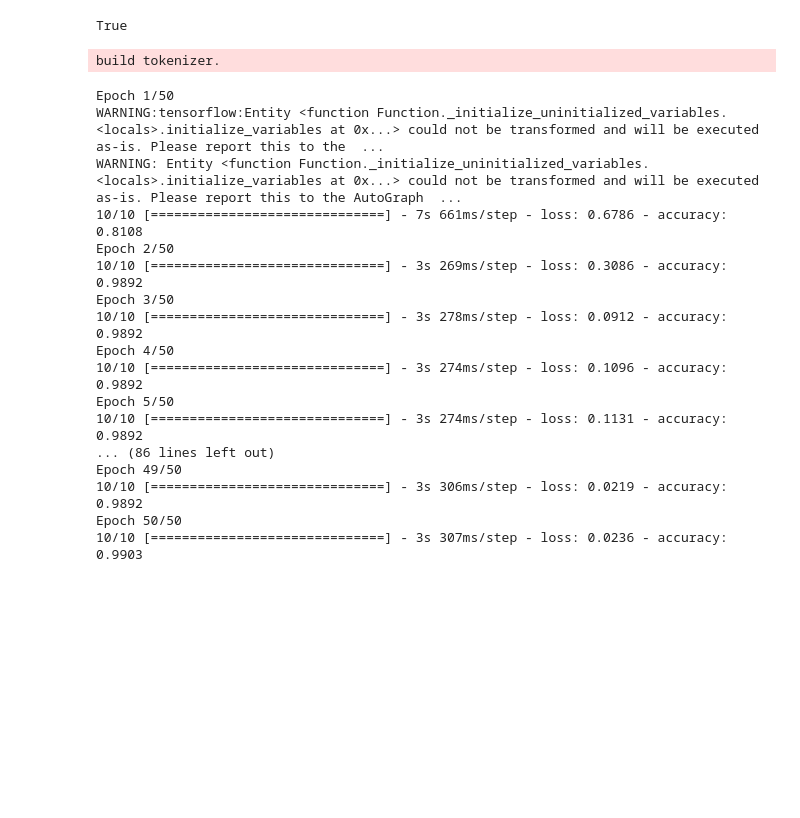
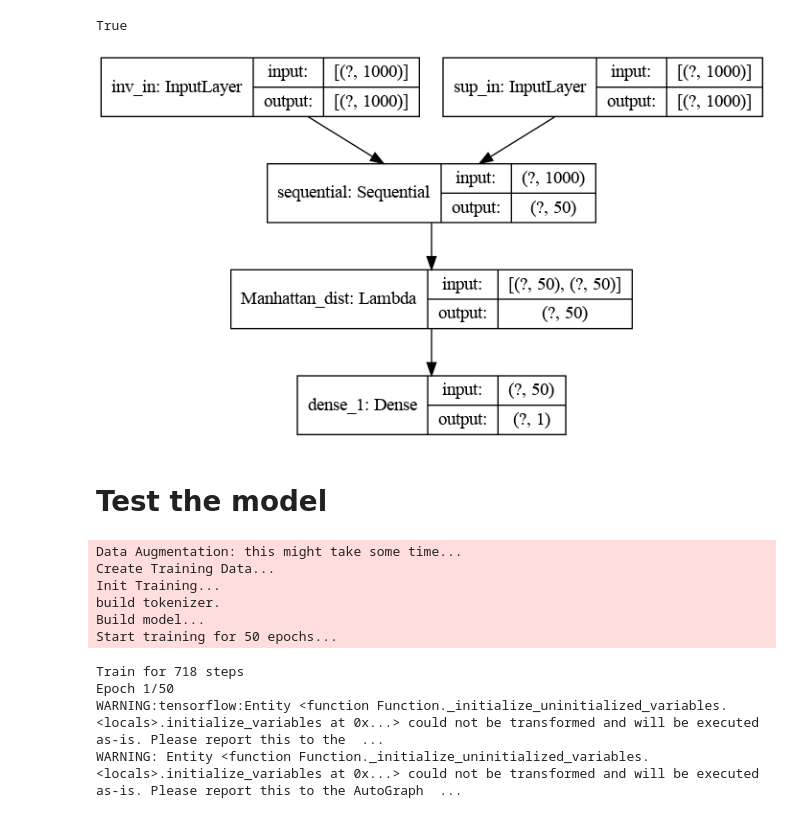
Before and after one commit to MashallAryan1/smalltask, a Jupyter notebook: SiameseLSTM.ipynb, the cells around one changed output. Saved outputs shown, nothing was run; the diff lists cells and outputs as text; code cells hidden in the pictures; blank space fills up the shorter version.

```diff
--- a/SiameseLSTM.ipynb
+++ b/SiameseLSTM.ipynb
@@ -52,9 +58,11 @@ AUG_FILE = 'augfile.csv'
 SUP_FILE ='supfile.csv'
 MAXNUM_AUG = 1000
 
-EMBEDDING_DIM = 10
+EMBEDDING_DIM = 50
 VOCAB_SIZE = 5000
-MAX_SEQ_LEN = 300
-BATCH_SIZE = 100
+MAX_SEQ_LEN = 1000
+LSTM_CODE_DIM = 50
+NUM_HIDDEN = 50
+BATCH_SIZE = 128
 LOG_FILE = 'logfile.log'
 # %%
@@ -116,35 +125,43 @@ def build_tokenizer(docs):
     tknzr.fit_on_texts(uwords)
     return tknzr
 # %%
-def build_model(num_hidden=50, dropout=0.2, recurrent_dropout=0.2):
+def build_model(num_hidden=100, dropout=0.2, recurrent_dropout=0.2):
 
     # Create the shared encoder
     encoder = models.Sequential()
     encoder.add(layers.Embedding(VOCAB_SIZE,EMBEDDING_DIM ,input_shape=(MAX_SEQ_LEN,)) )
-    encoder.add(layers.Bidirectional(layers.LSTM(num_hidden, kernel_regularizer=reglzr.l2(1e-4), dropout=dropout, recurrent_dropout=recurrent_dropout)))
-    encoder.add(layers.Dense(num_hidden, kernel_regularizer=reglzr.l2(1e-4)))
+    encoder.add(layers.Bidirectional(layers.LSTM(num_hidden, kernel_regularizer=reglzr.l2(1e-5), dropout=dropout, recurrent_dropout=recurrent_dropout)))
+    encoder.add(layers.Dense(LSTM_CODE_DIM , kernel_regularizer=reglzr.l2(1e-5)))
 
 
     # Invoice input
     inv_in = layers.Input(shape=(MAX_SEQ_LEN,),dtype=tf.int32,name='inv_in')
     # Supplier input
     sup_in = layers.Input(shape=(MAX_SEQ_LEN,),dtype=tf.int32,name='sup_in')
 
     # Seperated encoders for invoice and supplier
     inv_encoder = encoder(inv_in)
     sup_encoder = encoder(sup_in)
 
     # loss layer
-    L1_layer =  layers.Lambda(lambda tensors: K.abs(tensors[0] - tensors[1]))
+#     manhattan_dist = lambda x:K.sum(K.exp(- K.abs(x[0] - x[1]) ), axis=1)
+    l1dist = (lambda x: K.abs(x[0] - x[1]) )
+    L1_layer =  layers.Lambda(l1dist , name='Manhattan_dist')
 
     L1_distance = L1_layer([inv_encoder, sup_encoder])
 
     # Add a dense layer with a sigmoid unit to generate the similarity score
     prediction = layers.Dense(1,activation='sigmoid')(L1_distance)
 
-
-    model = models.Model(inputs=[inv_in, sup_in], outputs=[prediction])
-    model.compile(loss='binary_crossentropy', optimizer=tf.keras.optimizers.Adam(2e-3), metrics=['accuracy'])
+#     model = models.Model(inputs=[inv_in, sup_in], outputs=L1_distance)
+#     model.compile(loss='mse', optimizer=tf.keras.optimizers.Adam(lr=2e-5), metrics=['accuracy'])
+    model = models.Model(inputs=[inv_in, sup_in], outputs=prediction)
+    model.compile(loss="binary_crossentropy", optimizer=tf.keras.optimizers.Adam(lr=2e-4), metrics=['accuracy'])
 
     return model
+
+model = build_model()
+tf.keras.utils.plot_model(model,to_file='model.png',show_shapes=True)
+# %% [output]
+[figure, added]
 # %%
@@ -237,31 +296,28 @@ def predict(model, tknzr,suppliers, query):
+# %% [markdown]
+# Test the model
 # %%
-# Test
+
 sup_df = pd.read_csv('suppliernames.txt')
 sup_df['SupplierName'] = sup_df['SupplierName'].apply(clean)
 
 
-query = read_invoice('invoice.txt')
-query = clean(query)
+sup_aug_df = augment_data(sup_df)
 
 
-model, tknzr  = train(suppliers =sup_df )
+num_sample_per_supplier = 500
+dataset_df = create_training_data(sup_aug_df, num_sample_per_supplier)
+
+
+model, tknzr  = train(dataset_df, epochs=50 )
 # %% [output]
+Data Augmentation: this might take some time...
+Create Training Data...
+Init Training...
 build tokenizer.
+Build model...
+Start training for 50 epochs...
+Train for 718 steps
 Epoch 1/50
 WARNING:tensorflow:Entity <function Function._initialize_uninitialized_variables.<locals>.initialize_variables at 0x...> could not be transformed and will be executed as-is. Please report this to the  ...
 WARNING: Entity <function Function._initialize_uninitialized_variables.<locals>.initialize_variables at 0x...> could not be transformed and will be executed as-is. Please report this to the AutoGraph  ...
-10/10 [==============================] - 7s 661ms/step - loss: 0.6786 - accuracy: 0.8108
-Epoch 2/50
-10/10 [==============================] - 3s 269ms/step - loss: 0.3086 - accuracy: 0.9892
-Epoch 3/50
-10/10 [==============================] - 3s 278ms/step - loss: 0.0912 - accuracy: 0.9892
-Epoch 4/50
-10/10 [==============================] - 3s 274ms/step - loss: 0.1096 - accuracy: 0.9892
-Epoch 5/50
-10/10 [==============================] - 3s 274ms/step - loss: 0.1131 - accuracy: 0.9892
-... (86 lines left out)
-Epoch 49/50
-10/10 [==============================] - 3s 306ms/step - loss: 0.0219 - accuracy: 0.9892
-Epoch 50/50
-10/10 [==============================] - 3s 307ms/step - loss: 0.0236 - accuracy: 0.9903
 # %%
```
Also changed, not shown: parts of 6 cells of this notebook.
